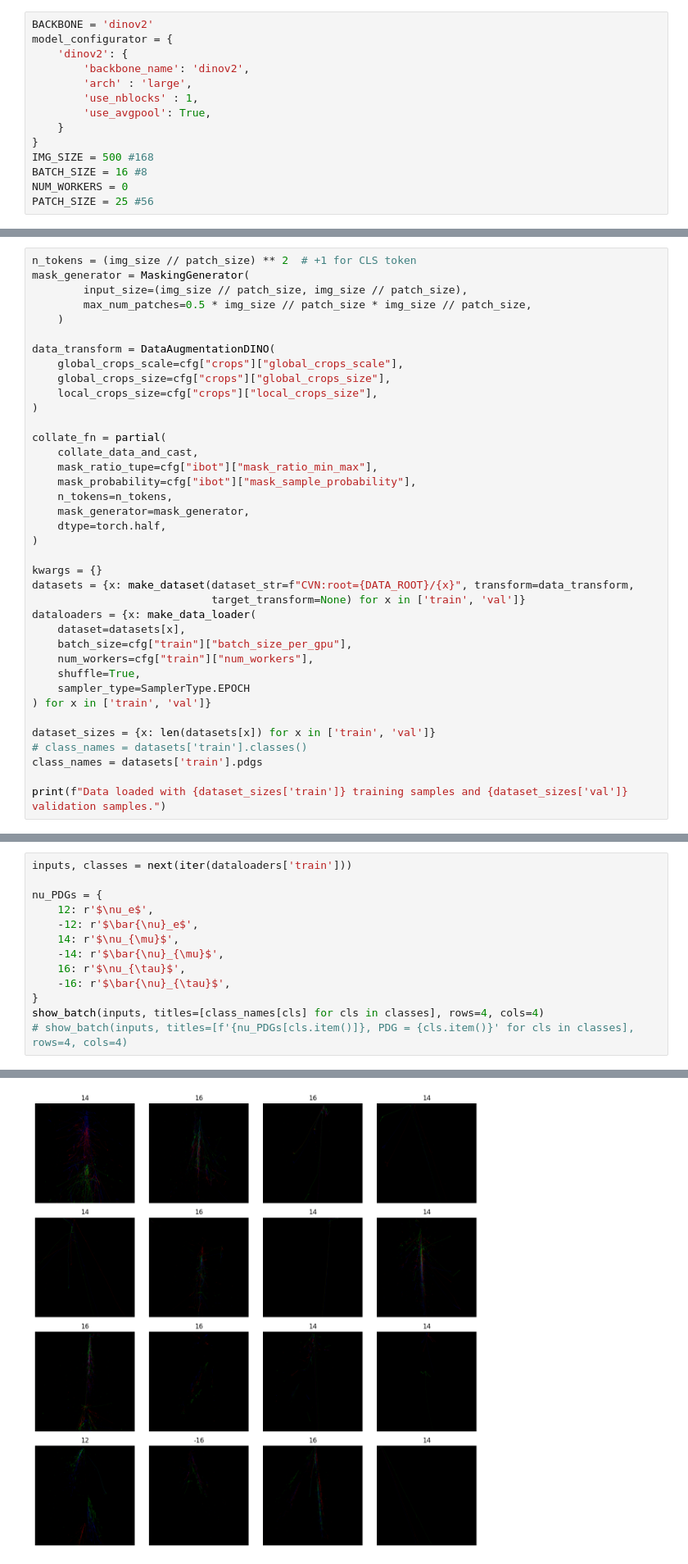
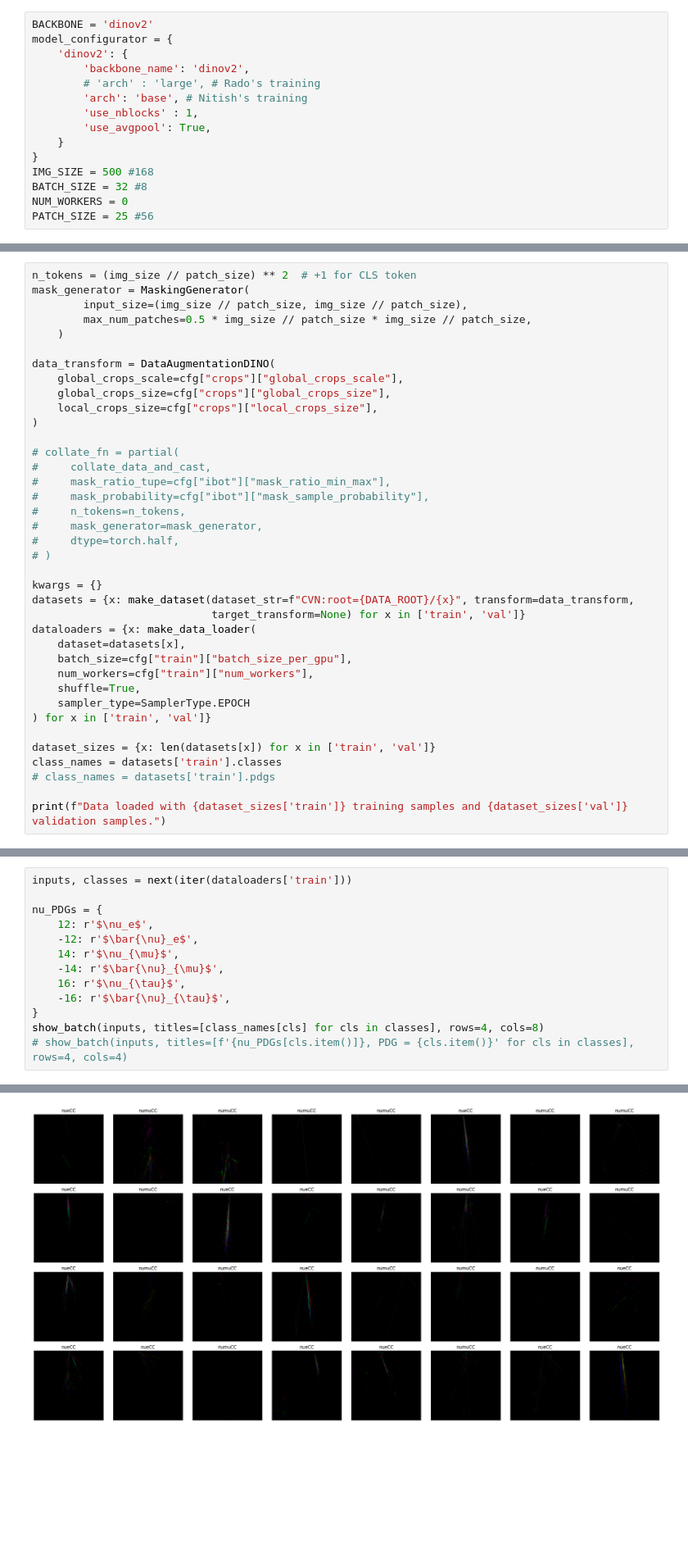
Before and after one commit to fanrado/dinov2ForLArTPC, a Jupyter notebook: notebooks/linear_classification_dinov2.ipynb, the cells around one changed output, grey strips where cells are left out. Shown at 82% size. Cells and saved outputs as stored; diff of their text form; blank space fills up the shorter version.

Commit message:
train the linear classifier on top of the vit_base architecture trained by Nitish using one GPU and a batch size of 64 per GPU

```diff
--- a/notebooks/linear_classification_dinov2.ipynb
+++ b/notebooks/linear_classification_dinov2.ipynb
@@ -126,13 +126,14 @@ BACKBONE = 'dinov2'
 model_configurator = {
     'dinov2': {
         'backbone_name': 'dinov2',
-        'arch' : 'large',
+        # 'arch' : 'large', # Rado's training
+        'arch': 'base', # Nitish's training
         'use_nblocks' : 1,
         'use_avgpool': True,
     }
 }
 IMG_SIZE = 500 #168
-BATCH_SIZE = 16 #8
+BATCH_SIZE = 32 #8
 NUM_WORKERS = 0
 PATCH_SIZE = 25 #56
 # %%
@@ -233,14 +235,14 @@ data_transform = DataAugmentationDINO(
     local_crops_size=cfg["crops"]["local_crops_size"],
 )
 
-collate_fn = partial(
-    collate_data_and_cast,
-    mask_ratio_tupe=cfg["ibot"]["mask_ratio_min_max"],
-    mask_probability=cfg["ibot"]["mask_sample_probability"],
-    n_tokens=n_tokens,
-    mask_generator=mask_generator,
-    dtype=torch.half,
-)
+# collate_fn = partial(
+#     collate_data_and_cast,
+#     mask_ratio_tupe=cfg["ibot"]["mask_ratio_min_max"],
+#     mask_probability=cfg["ibot"]["mask_sample_probability"],
+#     n_tokens=n_tokens,
+#     mask_generator=mask_generator,
+#     dtype=torch.half,
+# )
 
 kwargs = {}
 datasets = {x: make_dataset(dataset_str=f"CVN:root={DATA_ROOT}/{x}", transform=data_transform,
@@ -254,8 +256,8 @@ dataloaders = {x: make_data_loader(
 ) for x in ['train', 'val']}
 
 dataset_sizes = {x: len(datasets[x]) for x in ['train', 'val']}
-# class_names = datasets['train'].classes()
-class_names = datasets['train'].pdgs
+class_names = datasets['train'].classes
+# class_names = datasets['train'].pdgs
 
 print(f"Data loaded with {dataset_sizes['train']} training samples and {dataset_sizes['val']} validation samples.")
 # %% [output]
@@ -310,6 +312,6 @@ nu_PDGs = {
     16: r'$\nu_{\tau}$',
     -16: r'$\bar{\nu}_{\tau}$',
 }
-show_batch(inputs, titles=[class_names[cls] for cls in classes], rows=4, cols=4)
+show_batch(inputs, titles=[class_names[cls] for cls in classes], rows=4, cols=8)
 # show_batch(inputs, titles=[f'{nu_PDGs[cls.item()]}, PDG = {cls.item()}' for cls in classes], rows=4, cols=4)
 # %% [output]
@@ -332,4 +334,4 @@ imgs.size(0) : 16
 image shape : (500, 500, 3)
-[figure, old version]
+[figure, new version]
 # %%
 inputs, classes = next(iter(dataloaders['val']))
```
Also changed, not shown: parts of 13 cells of this notebook.
